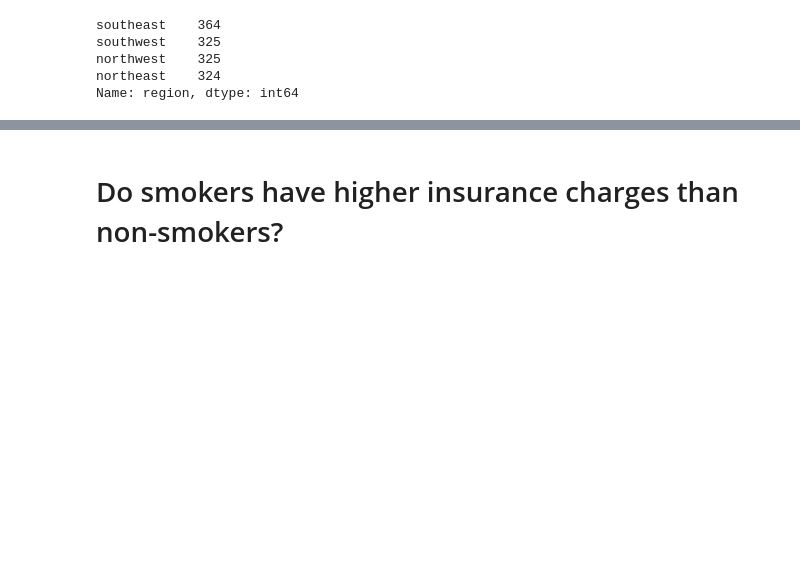
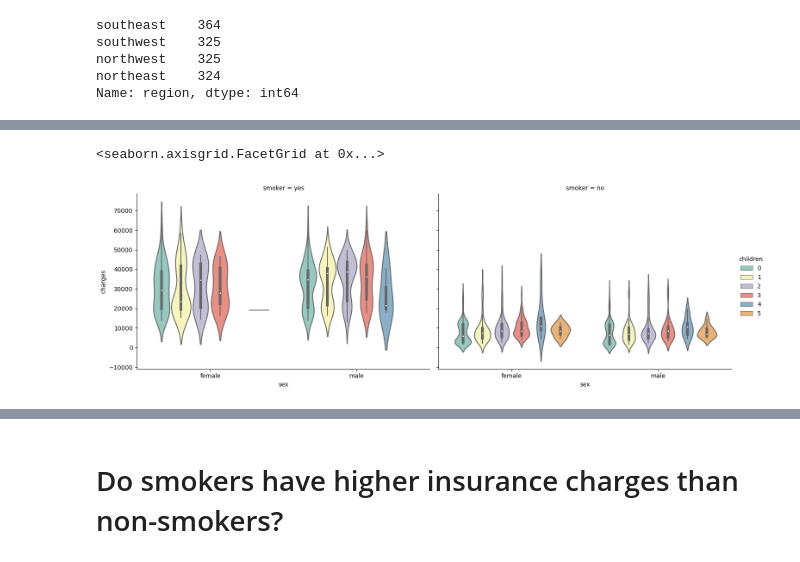
Before and after one commit to rimchristian/US-Health-Insurance-, a Jupyter notebook: US Health Insurance.ipynb, the cells around one changed output, grey strips where cells are left out. Drawn from its saved outputs; the diff is of its cells as text; code cells hidden in the pictures; blank space fills up the shorter version.

```diff
--- a/US Health Insurance.ipynb
+++ b/US Health Insurance.ipynb
@@ -61,0 +170,7 @@ high_end = 56.0
+# %%
+sns.catplot(x="sex", y="charges", hue="children",
+                col="smoker", data=df, palette="Set3",
+                height=5, aspect=1.5,  kind="violin")
+# %% [output]
+<seaborn.axisgrid.FacetGrid at 0x...>
+[figure, added]
```
Also changed, not shown: parts of 38 cells of this notebook.
